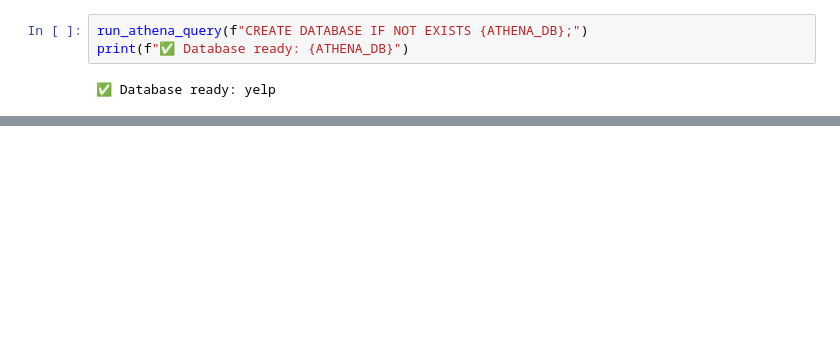
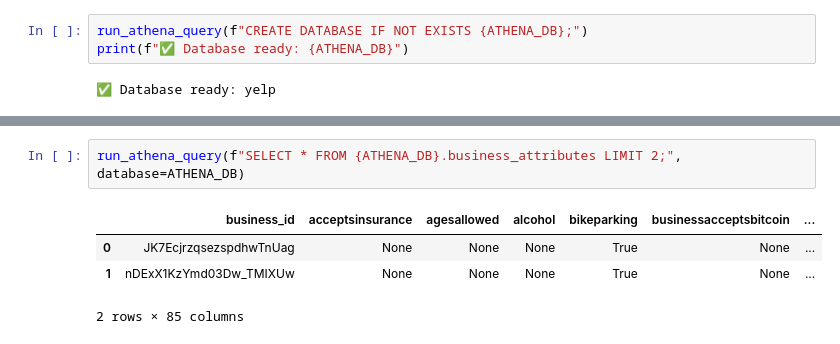
Before and after one commit to omarsagoo/VenueSignal, a Jupyter notebook: AthenaTables.ipynb, the cells around one changed output, grey strips where cells are left out. Drawn from its saved outputs; the diff is of its cells as text; blank space fills up the shorter version.

```diff
--- a/AthenaTables.ipynb
+++ b/AthenaTables.ipynb
@@ -609,0 +1242,7 @@ print("📍 Location:", business_attributes_location)
+# %%
+run_athena_query(f"SELECT * FROM {ATHENA_DB}.business_attributes LIMIT 2;", database=ATHENA_DB)
+# %% [output]
+|  | business_id | acceptsinsurance | agesallowed | alcohol | bikeparking | businessacceptsbitcoin | ... |
+| 0 | JK7EcjrzqsezspdhwTnUag | None | None | None | True | None | ... |
+| 1 | nDExX1KzYmd03Dw_TMIXUw | None | None | None | True | None | ... |
+2 rows × 85 columns
```
Also changed, not shown: parts of 35 cells of this notebook.
